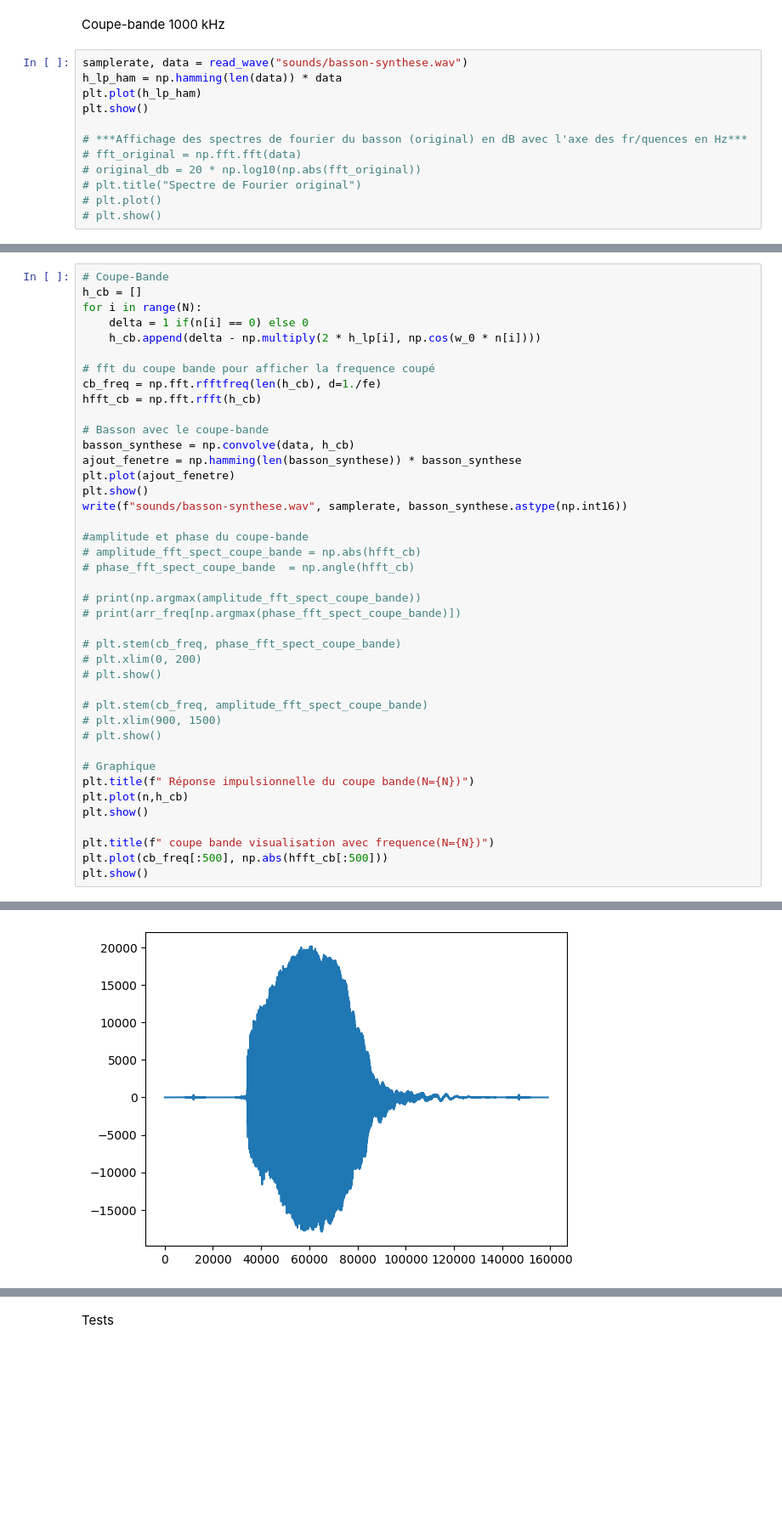
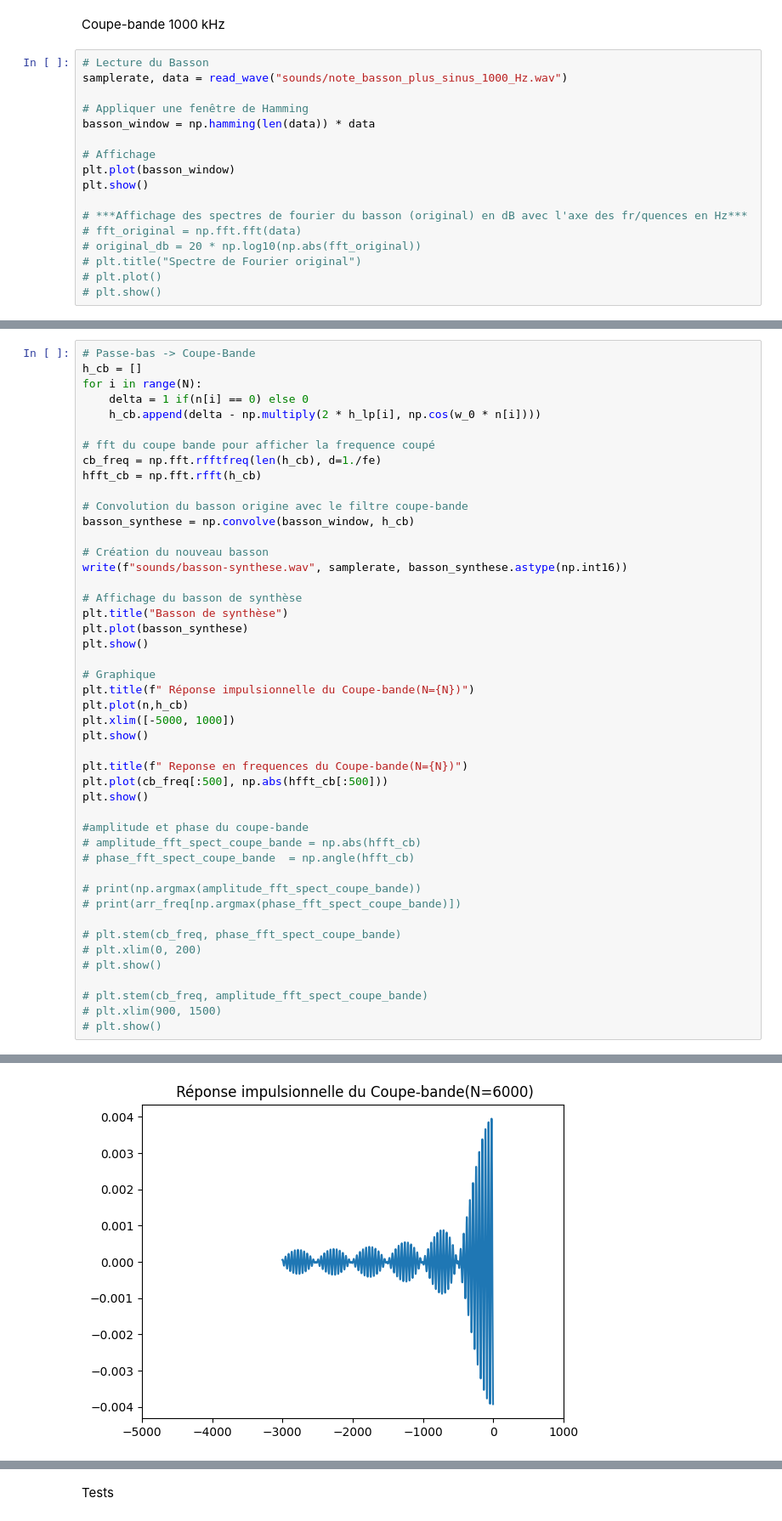
Before and after one commit to jactymilena/APP3_S5, a Jupyter notebook: problematique.ipynb, the cells around one changed output, grey strips where cells are left out. Shown: that part at 85% size. Drawn from its saved outputs; the diff is of its cells as text; blank space fills up the shorter version.

Commit message:
Sons avec/sans fenetre et ajout de commentaires

```diff
--- a/problematique.ipynb
+++ b/problematique.ipynb
@@ -155,9 +155,14 @@ for k in notes:
 # %% [markdown]
 Coupe-bande 1000 kHz
 # %%
-samplerate, data = read_wave("sounds/basson-synthese.wav")
-h_lp_ham = np.hamming(len(data)) * data
-plt.plot(h_lp_ham)
+# Lecture du Basson
+samplerate, data = read_wave("sounds/note_basson_plus_sinus_1000_Hz.wav")
+
+# Appliquer une fenêtre de Hamming
+basson_window = np.hamming(len(data)) * data
+
+# Affichage
+plt.plot(basson_window)
 plt.show()
 
 # ***Affichage des spectres de fourier du basson (original) en dB avec l'axe des fr/quences en Hz***
@@ -207,7 +206,7 @@ plt.show()
 # %% [output]
 [figure]
 # %%
-# Coupe-Bande
+# Passe-bas -> Coupe-Bande
 h_cb = []
 for i in range(N):
     delta = 1 if(n[i] == 0) else 0
@@ -217,12 +216,26 @@ for i in range(N):
 cb_freq = np.fft.rfftfreq(len(h_cb), d=1./fe)
 hfft_cb = np.fft.rfft(h_cb)
 
-# Basson avec le coupe-bande
-basson_synthese = np.convolve(data, h_cb)
-ajout_fenetre = np.hamming(len(basson_synthese)) * basson_synthese
-plt.plot(ajout_fenetre)
+# Convolution du basson origine avec le filtre coupe-bande
+basson_synthese = np.convolve(basson_window, h_cb)
+
+# Création du nouveau basson
+write(f"sounds/basson-synthese.wav", samplerate, basson_synthese.astype(np.int16))
+
+# Affichage du basson de synthèse
+plt.title("Basson de synthèse")
+plt.plot(basson_synthese)
 plt.show()
-write(f"sounds/basson-synthese.wav", samplerate, basson_synthese.astype(np.int16))
+
+# Graphique
+plt.title(f" Réponse impulsionnelle du Coupe-bande(N={N})")
+plt.plot(n,h_cb)
+plt.xlim([-5000, 1000])
+plt.show()
+
+plt.title(f" Reponse en frequences du Coupe-bande(N={N})")
+plt.plot(cb_freq[:500], np.abs(hfft_cb[:500]))
+plt.show()
 
 #amplitude et phase du coupe-bande
 # amplitude_fft_spect_coupe_bande = np.abs(hfft_cb)
@@ -238,13 +251,4 @@ write(f"sounds/basson-synthese.wav", samplerate, basson_synthese.astype(np.int16
 # plt.stem(cb_freq, amplitude_fft_spect_coupe_bande)
 # plt.xlim(900, 1500)
 # plt.show()
-
-# Graphique
-plt.title(f" Réponse impulsionnelle du coupe bande(N={N})")
-plt.plot(n,h_cb)
-plt.show()
-
-plt.title(f" coupe bande visualisation avec frequence(N={N})")
-plt.plot(cb_freq[:500], np.abs(hfft_cb[:500]))
-plt.show()
 # %% [output]
@@ -252 +256 @@ plt.show()
-[figure, old version]
+[figure, new version]
```
Also changed, not shown: parts of 3 cells of this notebook, 3 other files.
